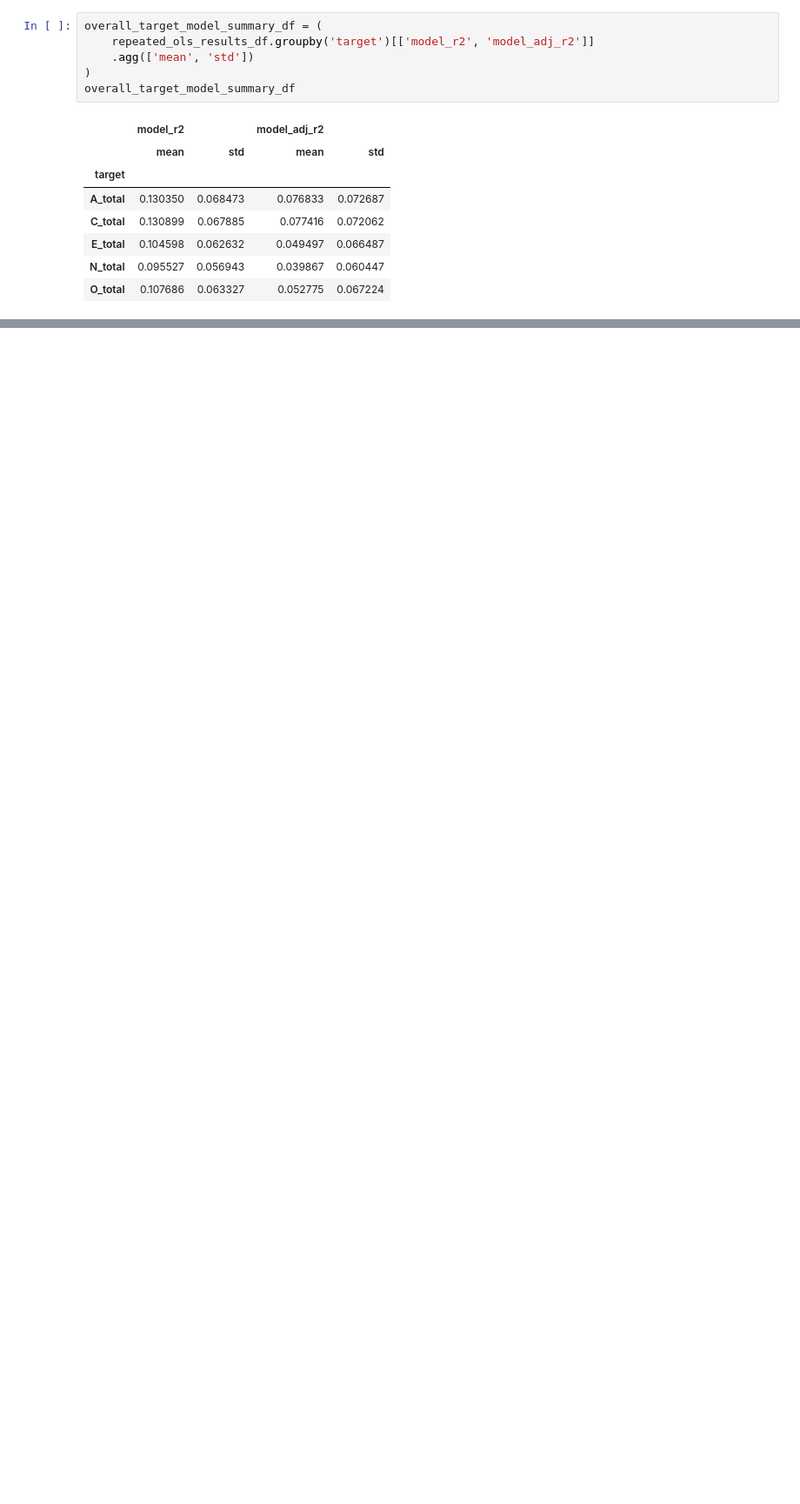
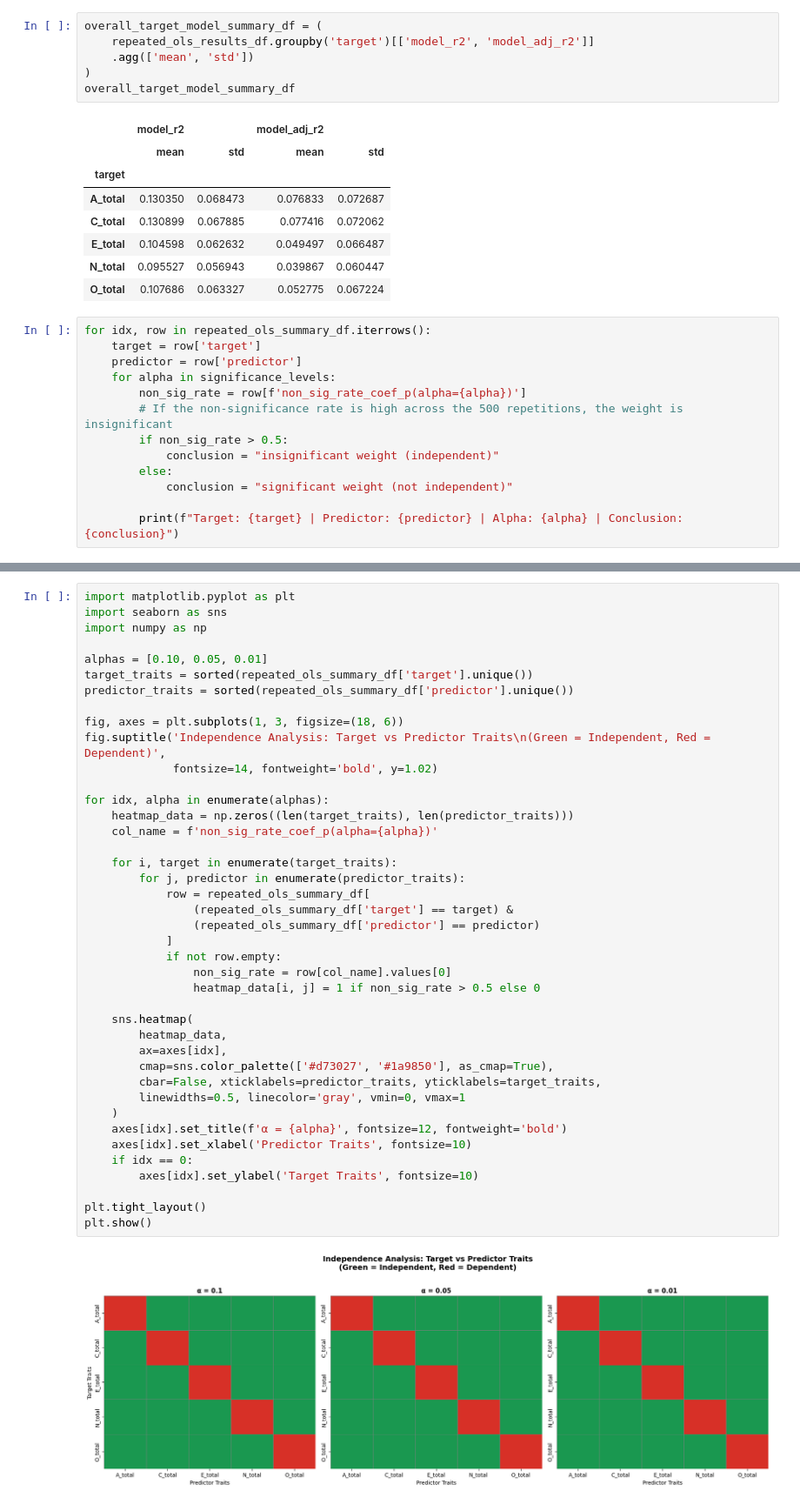
Before and after one commit to OmarDardery/DSM-Project, a Jupyter notebook: oad_big_five.ipynb, the cells around one changed output, grey strips where cells are left out. Shown at 87% size. Drawn from its saved outputs; the diff is of its cells as text; blank space fills up the shorter version.

```diff
--- a/oad_big_five.ipynb
+++ b/oad_big_five.ipynb
@@ -596,3 +438,16 @@ overall_target_model_summary_df
 | E_total | 0.104598 | 0.062632 | 0.049497 | 0.066487 |
 | N_total | 0.095527 | 0.056943 | 0.039867 | 0.060447 |
 | O_total | 0.107686 | 0.063327 | 0.052775 | 0.067224 |
+# %%
+for idx, row in repeated_ols_summary_df.iterrows():
+    target = row['target']
+    predictor = row['predictor']
+    for alpha in significance_levels:
+        non_sig_rate = row[f'non_sig_rate_coef_p(alpha={alpha})']
+        # If the non-significance rate is high across the 500 repetitions, the weight is insignificant
+        if non_sig_rate > 0.5:
+            conclusion = "insignificant weight (independent)"
+        else:
+            conclusion = "significant weight (not independent)"
+
+        print(f"Target: {target} | Predictor: {predictor} | Alpha: {alpha} | Conclusion: {conclusion}")
@@ -598,0 +472,43 @@ overall_target_model_summary_df
+# %%
+import matplotlib.pyplot as plt
+import seaborn as sns
+import numpy as np
+
+alphas = [0.10, 0.05, 0.01]
+target_traits = sorted(repeated_ols_summary_df['target'].unique())
+predictor_traits = sorted(repeated_ols_summary_df['predictor'].unique())
+
+fig, axes = plt.subplots(1, 3, figsize=(18, 6))
+fig.suptitle('Independence Analysis: Target vs Predictor Traits\n(Green = Independent, Red = Dependent)',
+             fontsize=14, fontweight='bold', y=1.02)
+
+for idx, alpha in enumerate(alphas):
+    heatmap_data = np.zeros((len(target_traits), len(predictor_traits)))
+    col_name = f'non_sig_rate_coef_p(alpha={alpha})'
+
+    for i, target in enumerate(target_traits):
+        for j, predictor in enumerate(predictor_traits):
+            row = repeated_ols_summary_df[
+                (repeated_ols_summary_df['target'] == target) &
+                (repeated_ols_summary_df['predictor'] == predictor)
+            ]
+            if not row.empty:
+                non_sig_rate = row[col_name].values[0]
+                heatmap_data[i, j] = 1 if non_sig_rate > 0.5 else 0
+
+    sns.heatmap(
+        heatmap_data,
+        ax=axes[idx],
+        cmap=sns.color_palette(['#d73027', '#1a9850'], as_cmap=True),
+        cbar=False, xticklabels=predictor_traits, yticklabels=target_traits,
+        linewidths=0.5, linecolor='gray', vmin=0, vmax=1
+    )
+    axes[idx].set_title(f'α = {alpha}', fontsize=12, fontweight='bold')
+    axes[idx].set_xlabel('Predictor Traits', fontsize=10)
+    if idx == 0:
+        axes[idx].set_ylabel('Target Traits', fontsize=10)
+
+plt.tight_layout()
+plt.show()
+# %% [output]
+[figure, added]
```
Also changed, not shown: parts of 23 cells of this notebook, 13 other files.
